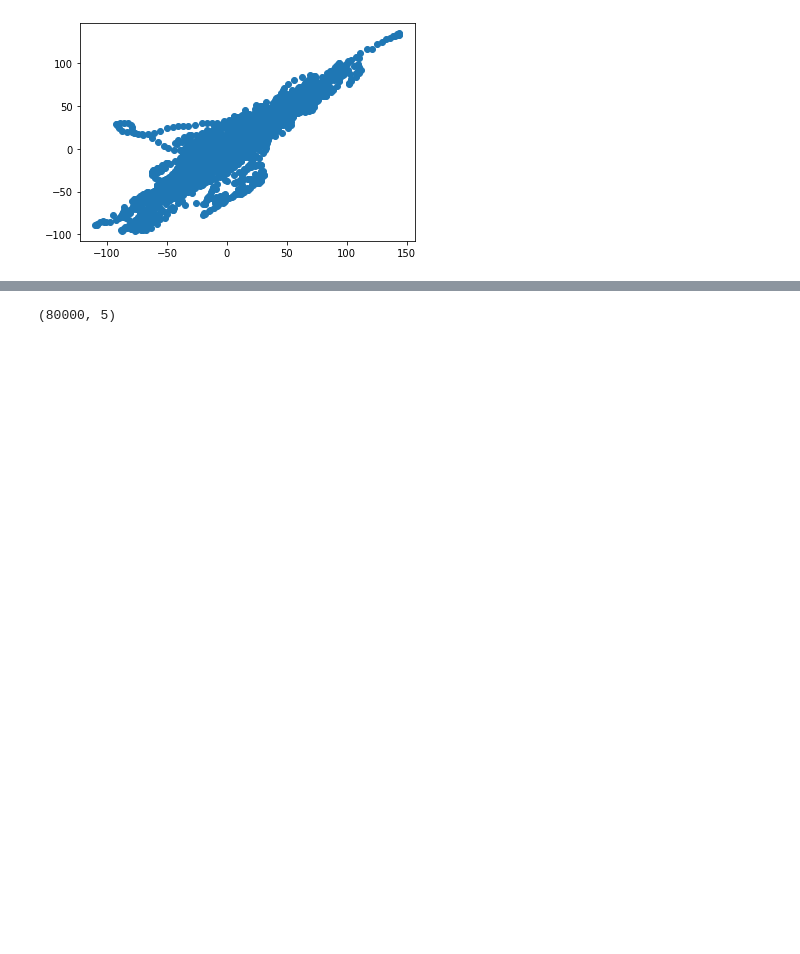
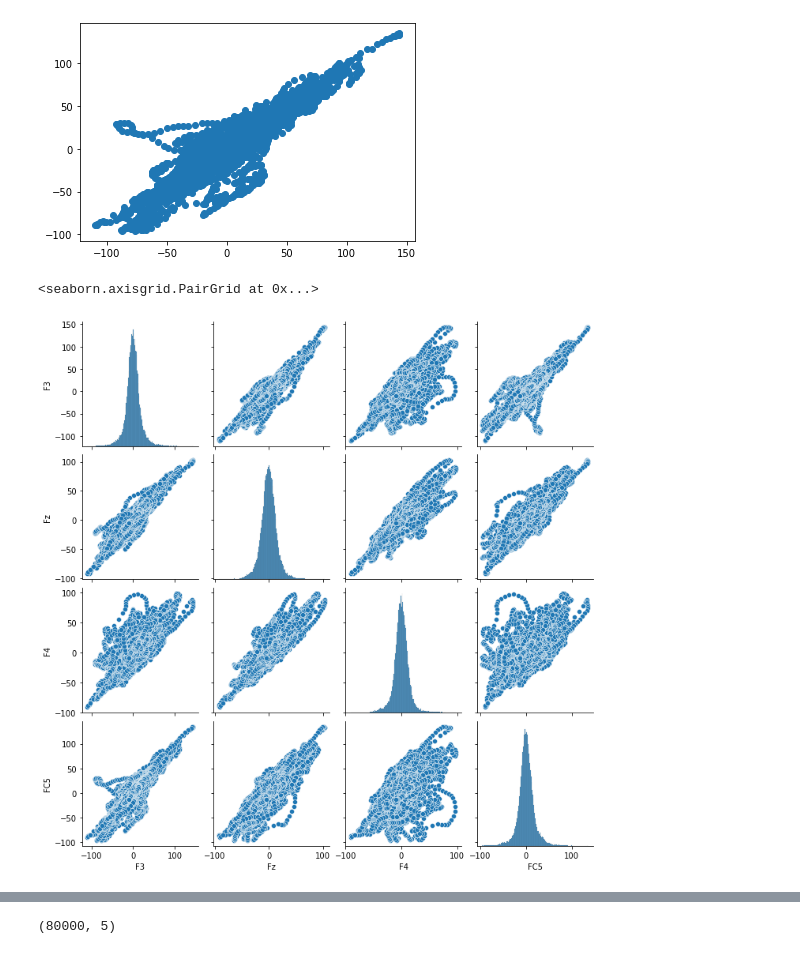
Before and after one commit to minseok-oh/eeg-data-analysis-python, a Jupyter notebook: preprocessing/expriment/filter_processing.ipynb, the cells around one changed output, grey strips where cells are left out. Saved outputs shown, nothing was run; the diff lists cells and outputs as text; code cells hidden in the pictures; blank space fills up the shorter version.

```diff
--- a/preprocessing/expriment/filter_processing.ipynb
+++ b/preprocessing/expriment/filter_processing.ipynb
@@ -19,6 +20,11 @@ plt.scatter(x=df['F3'], y=df['FC5'])
 # %% [output]
 <matplotlib.collections.PathCollection at 0x...>
 [figure]
+# %%
+sns.pairplot(df.iloc[:, :4])
+# %% [output]
+<seaborn.axisgrid.PairGrid at 0x...>
+[figure, added]
 # %%
 for i in range(df.shape[1]):
     df.iloc[:, i] = df.iloc[:, i] - df.iloc[:, i].mean()
```
Also changed, not shown: parts of 4 cells of this notebook, 5 other files.
